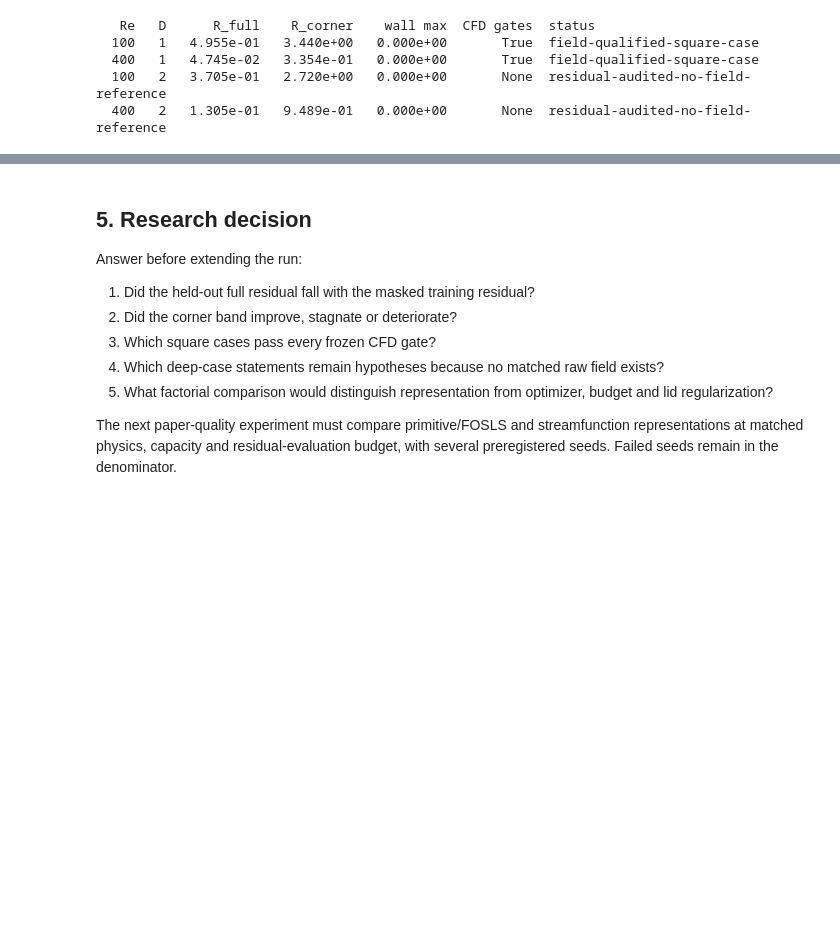
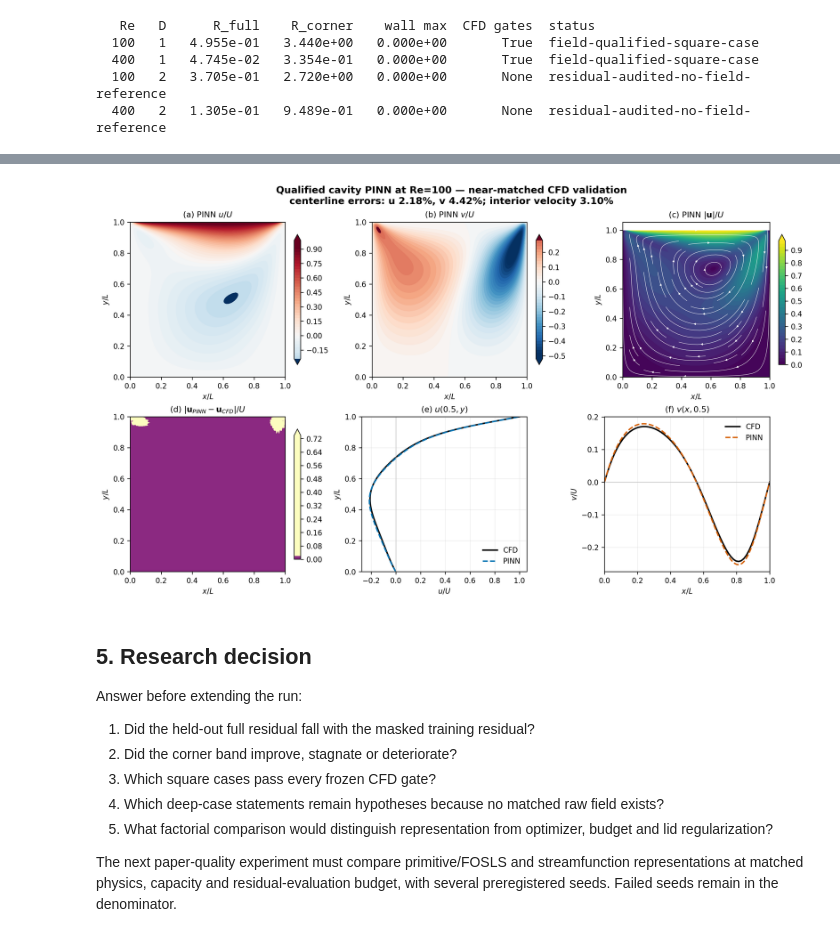
Before and after one commit to Ehsan-Roohi/FlowMLLab, a Jupyter notebook: notebooks/week13/W13_Rectangular_Cavity_PINN_Research.ipynb, the cells around one changed output, grey strips where cells are left out. Cells and saved outputs as stored; diff of their text form; code cells hidden in the pictures; blank space fills up the shorter version.

```diff
--- a/notebooks/week13/W13_Rectangular_Cavity_PINN_Research.ipynb
+++ b/notebooks/week13/W13_Rectangular_Cavity_PINN_Research.ipynb
@@ -353,3 +347,7 @@ plt.show()
+# %%
+display(Image(filename=str(ROOT/'results/week04_2_pinn_cavity/qualified_validation.png')))
+# %% [output]
+[figure, added]
 # %% [markdown]
 ## 5. Research decision
 
```
Also changed, not shown: parts of 6 cells of this notebook, 11 other files.
